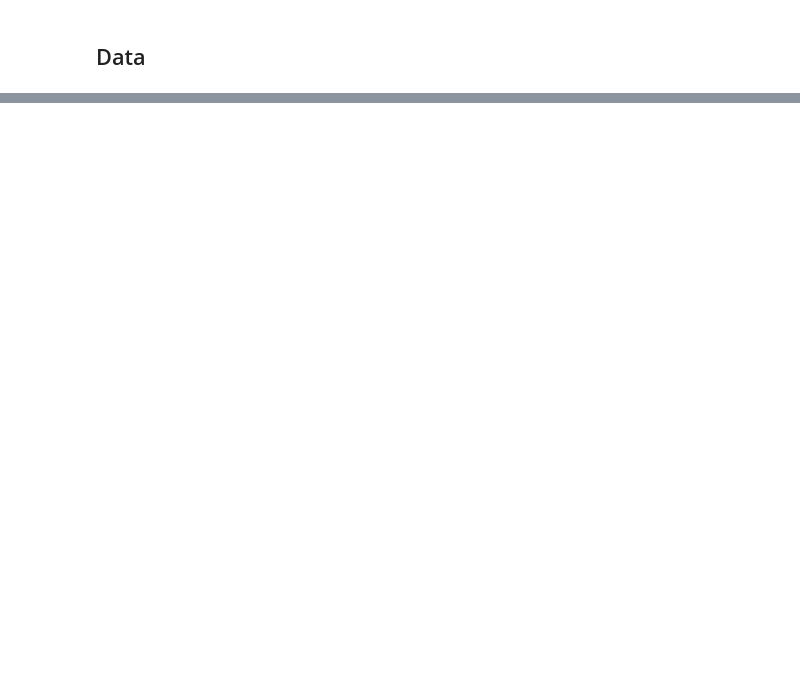
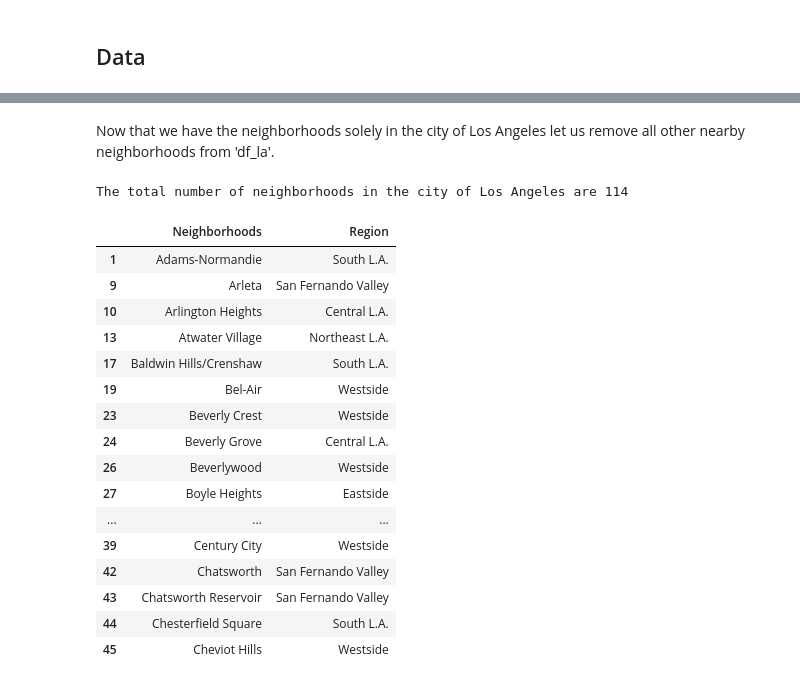
Before and after one commit to jjobel/IBM_DS_Capstone_Project, a Jupyter notebook: Capstone Project - The Battle of Neighborhoods.ipynb, the cells around one changed output, grey strips where cells are left out. Saved outputs shown, nothing was run; the diff lists cells and outputs as text; code cells hidden in the pictures; blank space fills up the shorter version.

```diff
--- a/Capstone Project - The Battle of Neighborhoods.ipynb
+++ b/Capstone Project - The Battle of Neighborhoods.ipynb
@@ -26,0 +53,9 @@ The data used consists of the following:
+# %%
+# Lets create a link to the Los Angeles Times' Mapping LA project webpage.
+
+url_la = "http://maps.latimes.com/neighborhoods/neighborhood/list/"
+
+content = requests.get(url_la).text
+
+# Using BeautifulSoup, we use Python's html.parser to parse through the html file.
+soup = BeautifulSoup(content, 'html.parser')
@@ -26,0 +100,28 @@ The data used consists of the following:
+# %%
+# @hidden_cell
+
+import types
+import pandas as pd
+from botocore.client import Config
+import ibm_boto3
+
+def __iter__(self): return 0
+
+# The following code accesses a file in your IBM Cloud Object Storage. It includes your credentials.
+# You might want to remove those credentials before you share the notebook.
+client_b5d0dc04fc64440db4d6430c0bbbd1f5 = ibm_boto3.client(service_name='s3',
+    ibm_api_key_id='-u2hkfWlHdrOEXoNHoEPYARyLuZx-WnHdBwSKYg0Qngo',
+    ibm_auth_endpoint="https://iam.cloud.ibm.com/oidc/token",
+    config=Config(signature_version='oauth'),
+    endpoint_url='https://s3-api.us-geo.objectstorage.service.networklayer.com')
+
+body = client_b5d0dc04fc64440db4d6430c0bbbd1f5.get_object(Bucket='applieddatasciencecapstone-donotdelete-pr-hfzojppabnbdxd',Key='LA_Times_Neighborhood_Boundaries.csv')['Body']
+# add missing __iter__ method, so pandas accepts body as file-like object
+if not hasattr(body, "__iter__"): body.__iter__ = types.MethodType( __iter__, body )
+# %%
+# The City of Los Angeles open portal provides a csv file with 114 neighborhoods wihin the city.
+
+df_data_1 = pd.read_csv(body)
+
+print(f"The City of Los Angeles open portal data contains {len(df_data_1['name'].unique())} neighborhoods")
+df_data_1.head()
@@ -26,0 +136,28 @@ The data used consists of the following:
+# %% [markdown]
+Now that we have the neighborhoods solely in the city of Los Angeles let us remove all other nearby neighborhoods from 'df_la'.
+# %%
+# We'll only keep neighborhoods in city of LA.
+df_la = df_la[df_la["Neighborhoods"].isin(df_data_1['name'])]
+
+print(f"The total number of neighborhoods in the city of Los Angeles are {len(df_la['Neighborhoods'].unique())}")
+
+df_la.head(20)
+# %% [output]
+The total number of neighborhoods in the city of Los Angeles are 114
+|  | Neighborhoods | Region |
+| 1 | Adams-Normandie | South L.A. |
+| 9 | Arleta | San Fernando Valley |
+| 10 | Arlington Heights | Central L.A. |
+| 13 | Atwater Village | Northeast L.A. |
+| 17 | Baldwin Hills/Crenshaw | South L.A. |
+| 19 | Bel-Air | Westside |
+| 23 | Beverly Crest | Westside |
+| 24 | Beverly Grove | Central L.A. |
+| 26 | Beverlywood | Westside |
+| 27 | Boyle Heights | Eastside |
+| ... | ... | ... |
+| 39 | Century City | Westside |
+| 42 | Chatsworth | San Fernando Valley |
+| 43 | Chatsworth Reservoir | San Fernando Valley |
+| 44 | Chesterfield Square | South L.A. |
+| 45 | Cheviot Hills | Westside |
```
Also changed, not shown: parts of 38 cells of this notebook.
